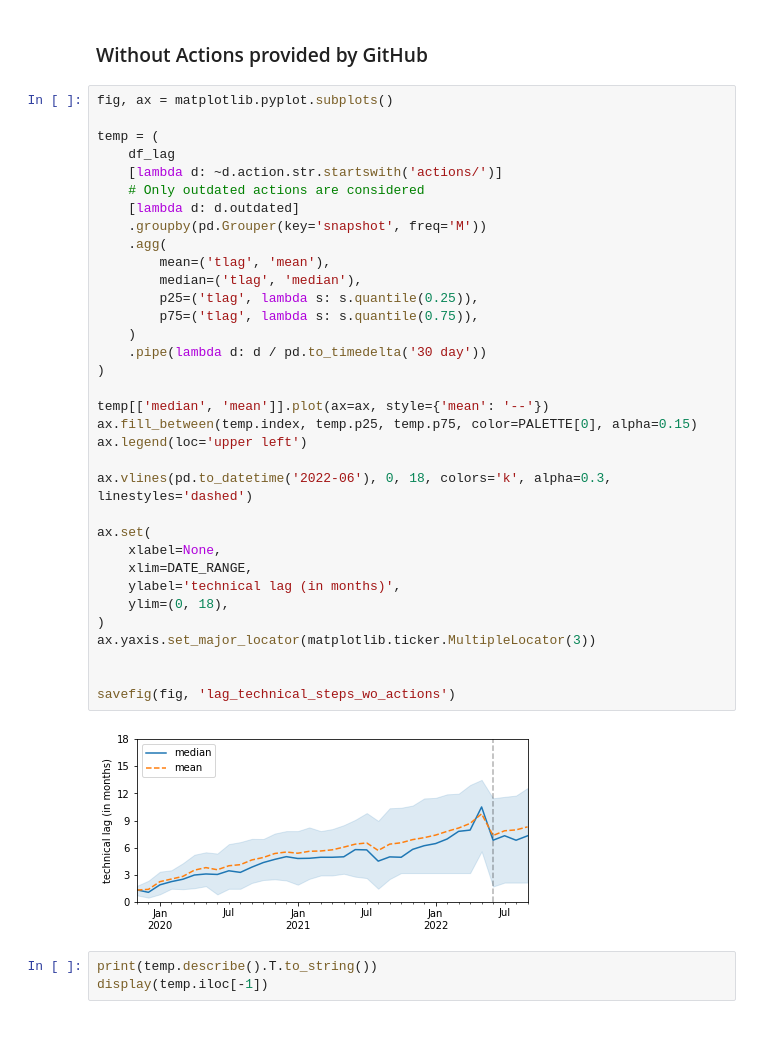
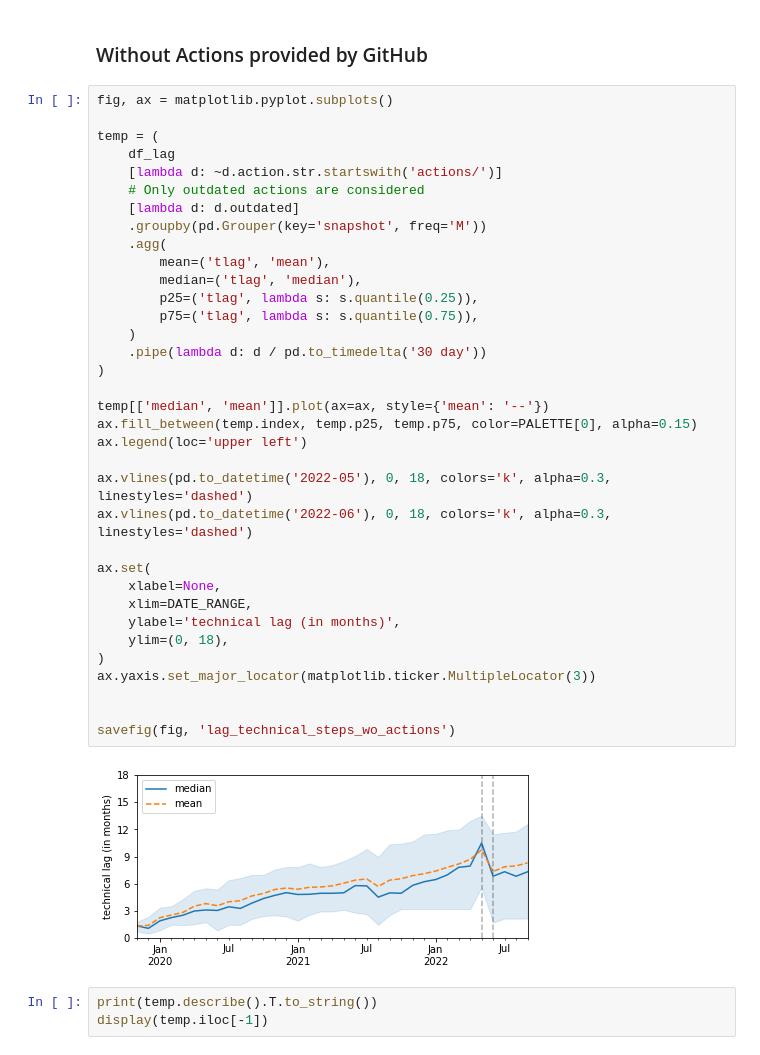
Before and after one commit to AlexandreDecan/secos-ghalag, a Jupyter notebook: notebooks/Technical lag.ipynb, the cells around one changed output. Drawn from its saved outputs; the diff is of its cells as text.

```diff
--- a/notebooks/Technical lag.ipynb
+++ b/notebooks/Technical lag.ipynb
@@ -310,34 +310,35 @@ temp = (
     [lambda d: ~d.action.str.startswith('actions/')]
     # Only outdated actions are considered
     [lambda d: d.outdated]
     .groupby(pd.Grouper(key='snapshot', freq='M'))
     .agg(
         mean=('tlag', 'mean'),
         median=('tlag', 'median'),
         p25=('tlag', lambda s: s.quantile(0.25)),
         p75=('tlag', lambda s: s.quantile(0.75)),
     )
     .pipe(lambda d: d / pd.to_timedelta('30 day'))
 )
 
 temp[['median', 'mean']].plot(ax=ax, style={'mean': '--'})
 ax.fill_between(temp.index, temp.p25, temp.p75, color=PALETTE[0], alpha=0.15)
 ax.legend(loc='upper left')
 
+ax.vlines(pd.to_datetime('2022-05'), 0, 18, colors='k', alpha=0.3, linestyles='dashed')
 ax.vlines(pd.to_datetime('2022-06'), 0, 18, colors='k', alpha=0.3, linestyles='dashed')
 
 ax.set(
     xlabel=None,
     xlim=DATE_RANGE,
     ylabel='technical lag (in months)',
     ylim=(0, 18),
 )
 ax.yaxis.set_major_locator(matplotlib.ticker.MultipleLocator(3))
 
 
 savefig(fig, 'lag_technical_steps_wo_actions')
 # %% [output]
-[figure, old version]
+[figure, new version]
 # %%
 print(temp.describe().T.to_string())
 display(temp.iloc[-1])
```
Also changed, not shown: parts of 2 cells of this notebook, 3 other files.
